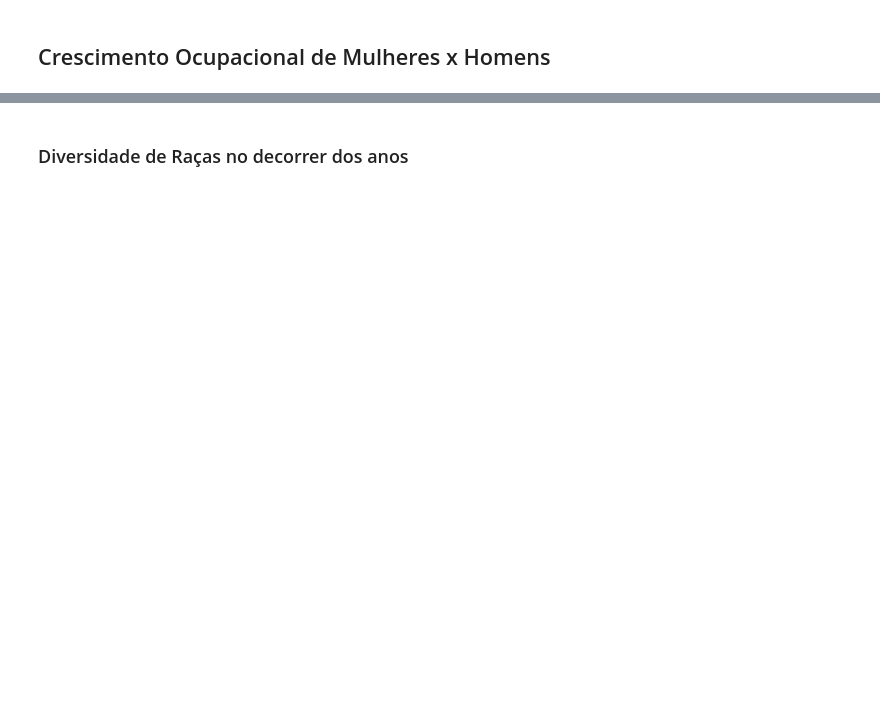
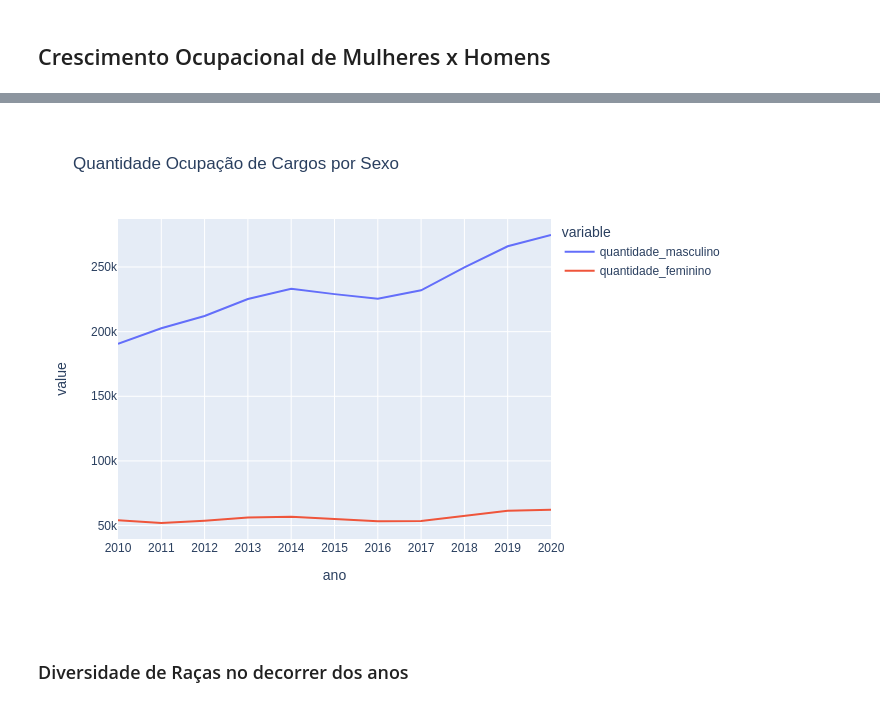
Before and after one commit to Mexazonic/HC_RAIS_ANALISE, a Jupyter notebook: [HC]Analise_RAIS.ipynb, the cells around one changed output, grey strips where cells are left out. Saved outputs shown, nothing was run; the diff lists cells and outputs as text; code cells hidden in the pictures; blank space fills up the shorter version.

```diff
--- a/[HC]Analise_RAIS.ipynb
+++ b/[HC]Analise_RAIS.ipynb
@@ -232,5 +244,7 @@ fig.update_xaxes(
     dtick="M1",
     tickformat="%b\n%Y",
     ticklabelmode="period")
-fig.show()
+#fig.show()
+fig.write_image('./images/' + ano + 'line_plot.png')
+Image(filename='./images/' + ano + 'line_plot.png')
 # %% [output]
@@ -238,3 +251,4 @@ fig.show()
+[figure, added]
 # %% [markdown]
 ### Diversidade de Raças no decorrer dos anos
 # %%
```
Also changed, not shown: parts of 8 cells of this notebook.
